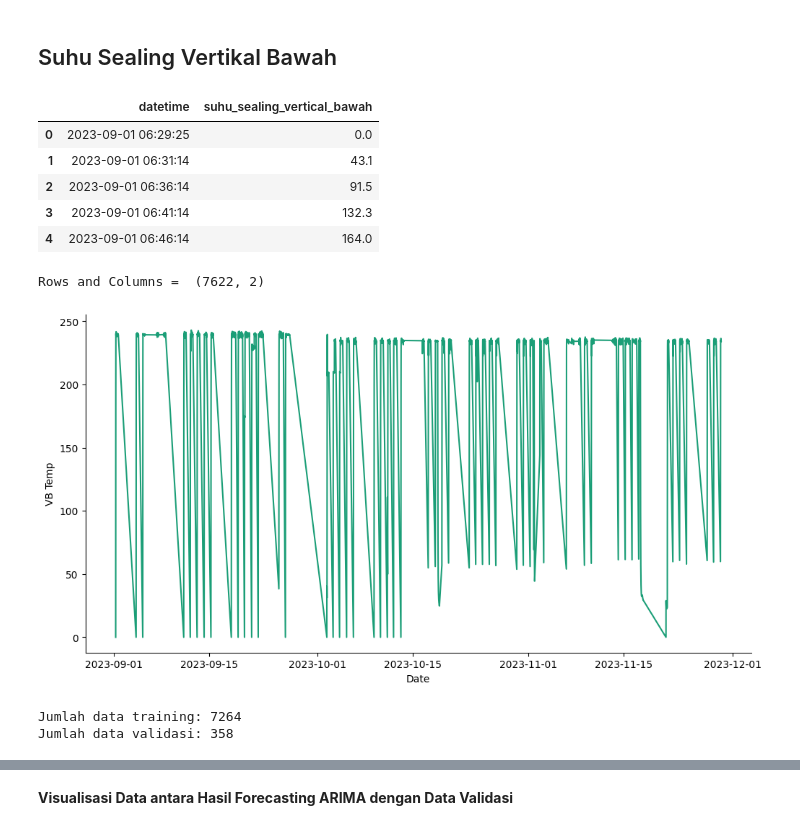
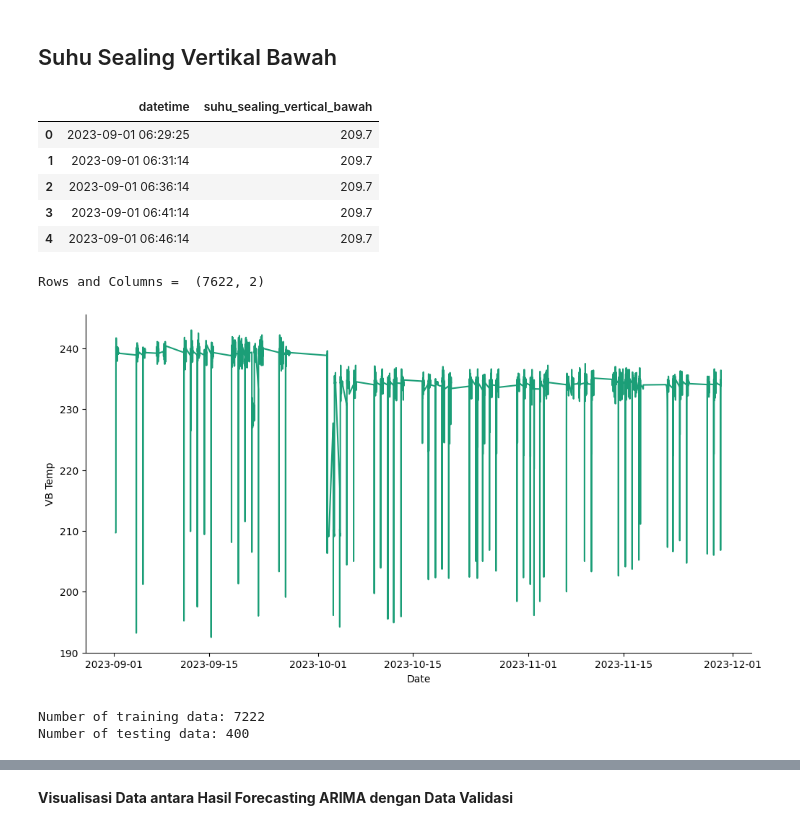
Before and after one commit to CDT-AI/sealing-temperature-forecast, a Jupyter notebook: models/ARIMA_B7_documentation (1).ipynb, the cells around one changed output, grey strips where cells are left out. Saved outputs shown, nothing was run; the diff lists cells and outputs as text; code cells hidden in the pictures.

```diff
--- a/models/arima.ipynb
+++ b/models/ARIMA_B7_documentation (1).ipynb
@@ -345,18 +346,18 @@ plt.show()
 # %%
 # Load data from Excel file
 
-file_path = "/content/drive/MyDrive/Kalbe/suhu_sealing_vertical_bawah.csv" #Mendefinisikan variabel file_path yang berisi jalur file Excel yang akan dimuat
+file_path = "/content/drive/MyDrive/Kalbe/data_mean187window_vbtemp.csv" #Mendefinisikan variabel file_path yang berisi jalur file Excel yang akan dimuat
 
 data = pd.read_csv(file_path) #Menggunakan fungsi read_excel dari pandas untuk membaca file Excel di jalur yang telah ditentukan (file_path) dan menyimpannya ke dalam variabel data.
 
 data.head() #Menggunakan metode head() pada DataFrame untuk menampilkan beberapa baris pertama dari data yang telah dimuat
 # %% [output]
 |  | datetime | suhu_sealing_vertical_bawah |
-| 0 | 2023-09-01 06:29:25 | 0.0 |
-| 1 | 2023-09-01 06:31:14 | 43.1 |
-| 2 | 2023-09-01 06:36:14 | 91.5 |
-| 3 | 2023-09-01 06:41:14 | 132.3 |
-| 4 | 2023-09-01 06:46:14 | 164.0 |
+| 0 | 2023-09-01 06:29:25 | 209.7 |
+| 1 | 2023-09-01 06:31:14 | 209.7 |
+| 2 | 2023-09-01 06:36:14 | 209.7 |
+| 3 | 2023-09-01 06:41:14 | 209.7 |
+| 4 | 2023-09-01 06:46:14 | 209.7 |
 # %%
 data['datetime'] = pd.to_datetime(data['datetime']) #Baris kode ini digunakan untuk mengonversi kolom dengan nama 'times' dalam DataFrame data menjadi tipe data datetime menggunakan fungsi pd.to_datetime
 # %%
@@ -382,17 +383,17 @@ sns.despine(fig=fig, ax=ax)
 plt.xlabel('Date')
 _ = plt.ylabel('VB Temp')
 # %% [output]
-[figure, old version]
+[figure, new version]
-# %%
-# Memisahkan data menjadi training dan validasi
-train_data = data.iloc[:7264]
-validation_data = data.iloc[7264:]
-
-# Menampilkan informasi atau dimensi dari set pelatihan dan validasi
-print("Jumlah data training:", len(train_data))
-print("Jumlah data validasi:", len(validation_data))
-# %% [output]
-Jumlah data training: 7264
-Jumlah data validasi: 358
+# %%
+# Separate data into training and validation sets
+train_vbtemp = data.iloc[:7222]
+test_vbtemp = data.iloc[7222:]
+
+# Display information or dimensions of the training and validation sets
+print("Number of training data:", len(train_vbtemp))
+print("Number of testing data:", len(test_vbtemp))
+# %% [output]
+Number of training data: 7222
+Number of testing data: 400
 # %%
 # Print validation data
```
Also changed, not shown: parts of 24 cells of this notebook.
